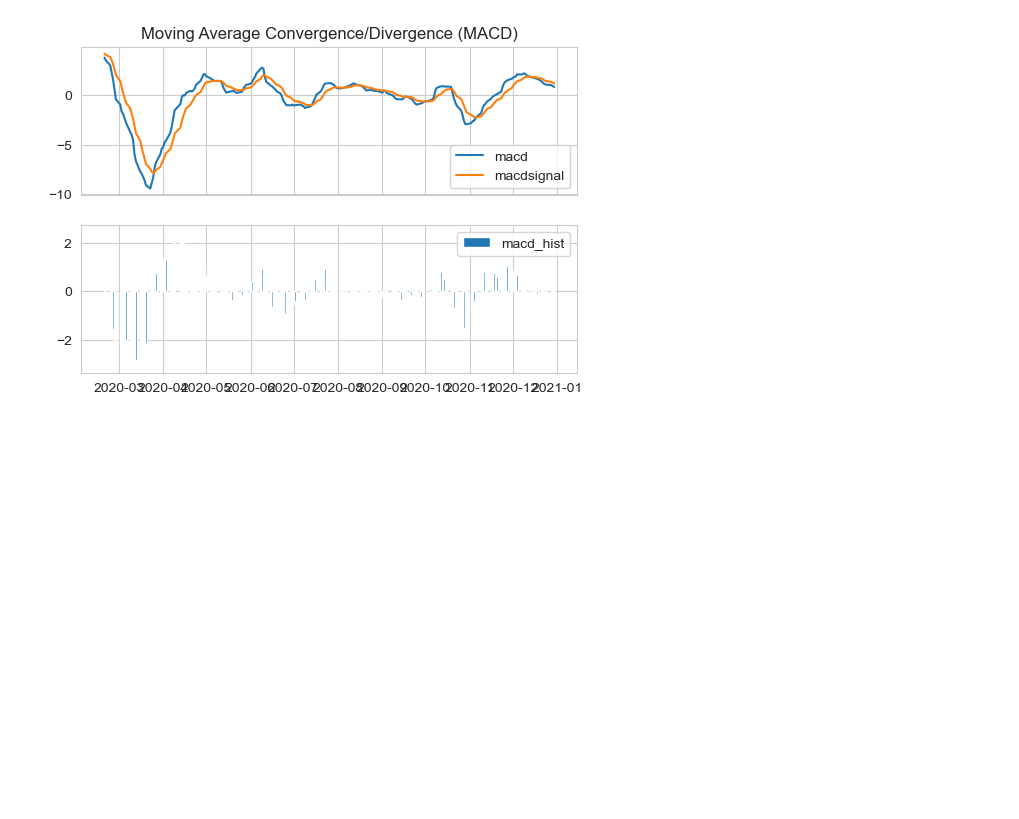
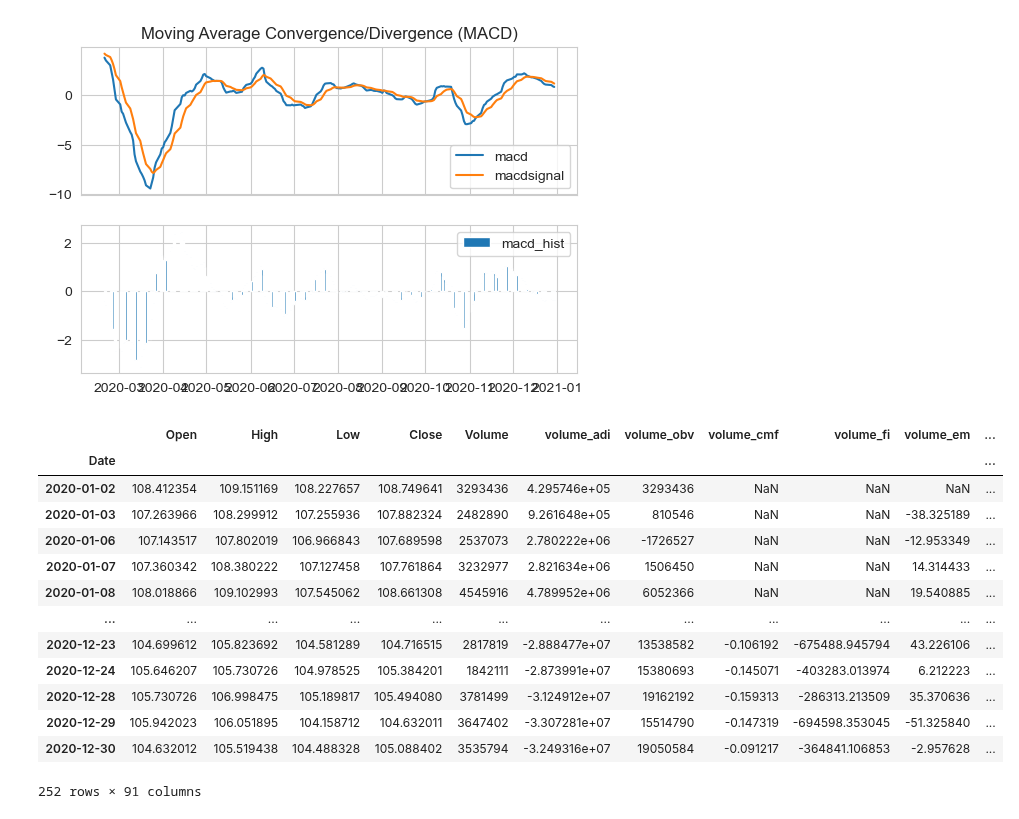
Before and after one commit to ahn283/finance, a Jupyter notebook: python_for_finance_cookbook/technical_analysis.ipynb, the cells around one changed output. Saved outputs shown, nothing was run; the diff lists cells and outputs as text; code cells hidden in the pictures; blank space fills up the shorter version.

```diff
--- a/python_for_finance_cookbook/technical_analysis.ipynb
+++ b/python_for_finance_cookbook/technical_analysis.ipynb
@@ -77,0 +80,21 @@ ax[1].legend()
+# %%
+df = df[['Open', 'High', 'Low', 'Close', 'Volume']].copy()
+# %%
+df = add_all_ta_features(df, open='Open', high='High', low='Low', close='Close', volume='Volume')
+# %%
+df
+# %% [output]
+|  | Open | High | Low | Close | Volume | volume_adi | volume_obv | volume_cmf | volume_fi | volume_em | ... |
+| Date |  |  |  |  |  |  |  |  |  |  | ... |
+| 2020-01-02 | 108.412354 | 109.151169 | 108.227657 | 108.749641 | 3293436 | 4.295746e+05 | 3293436 | NaN | NaN | NaN | ... |
+| 2020-01-03 | 107.263966 | 108.299912 | 107.255936 | 107.882324 | 2482890 | 9.261648e+05 | 810546 | NaN | NaN | -38.325189 | ... |
+| 2020-01-06 | 107.143517 | 107.802019 | 106.966843 | 107.689598 | 2537073 | 2.780222e+06 | -1726527 | NaN | NaN | -12.953349 | ... |
+| 2020-01-07 | 107.360342 | 108.380222 | 107.127458 | 107.761864 | 3232977 | 2.821634e+06 | 1506450 | NaN | NaN | 14.314433 | ... |
+| 2020-01-08 | 108.018866 | 109.102993 | 107.545062 | 108.661308 | 4545916 | 4.789952e+06 | 6052366 | NaN | NaN | 19.540885 | ... |
+| ... | ... | ... | ... | ... | ... | ... | ... | ... | ... | ... | ... |
+| 2020-12-23 | 104.699612 | 105.823692 | 104.581289 | 104.716515 | 2817819 | -2.888477e+07 | 13538582 | -0.106192 | -675488.945794 | 43.226106 | ... |
+| 2020-12-24 | 105.646207 | 105.730726 | 104.978525 | 105.384201 | 1842111 | -2.873991e+07 | 15380693 | -0.145071 | -403283.013974 | 6.212223 | ... |
+| 2020-12-28 | 105.730726 | 106.998475 | 105.189817 | 105.494080 | 3781499 | -3.124912e+07 | 19162192 | -0.159313 | -286313.213509 | 35.370636 | ... |
+| 2020-12-29 | 105.942023 | 106.051895 | 104.158712 | 104.632011 | 3647402 | -3.307281e+07 | 15514790 | -0.147319 | -694598.353045 | -51.325840 | ... |
+| 2020-12-30 | 104.632012 | 105.519438 | 104.488328 | 105.088402 | 3535794 | -3.249316e+07 | 19050584 | -0.091217 | -364841.106853 | -2.957628 | ... |
+252 rows × 91 columns
```
Also changed, not shown: parts of 21 cells of this notebook, 1 other file.
